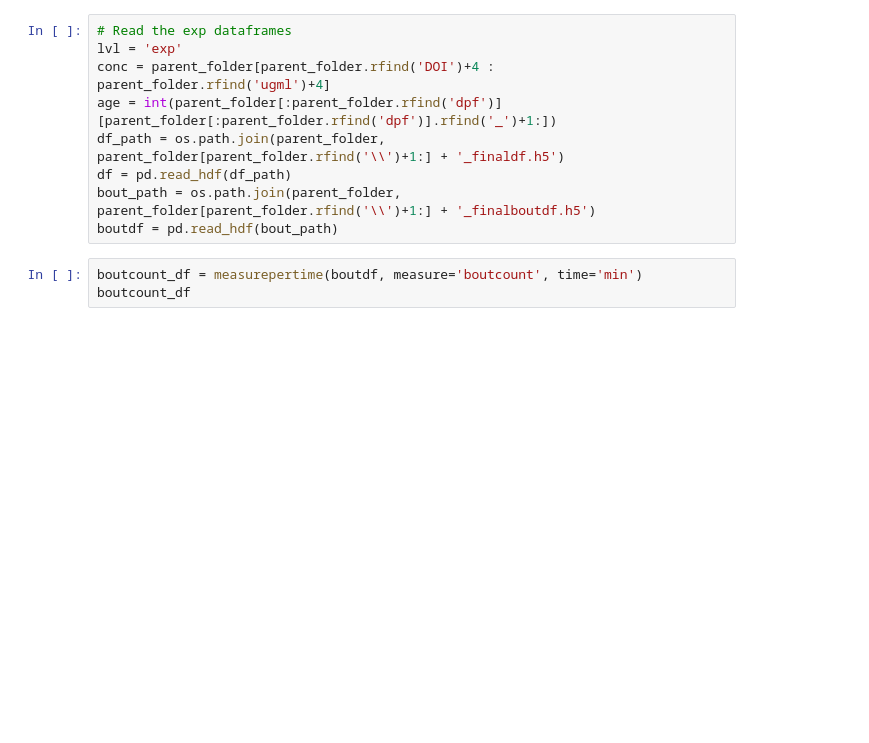
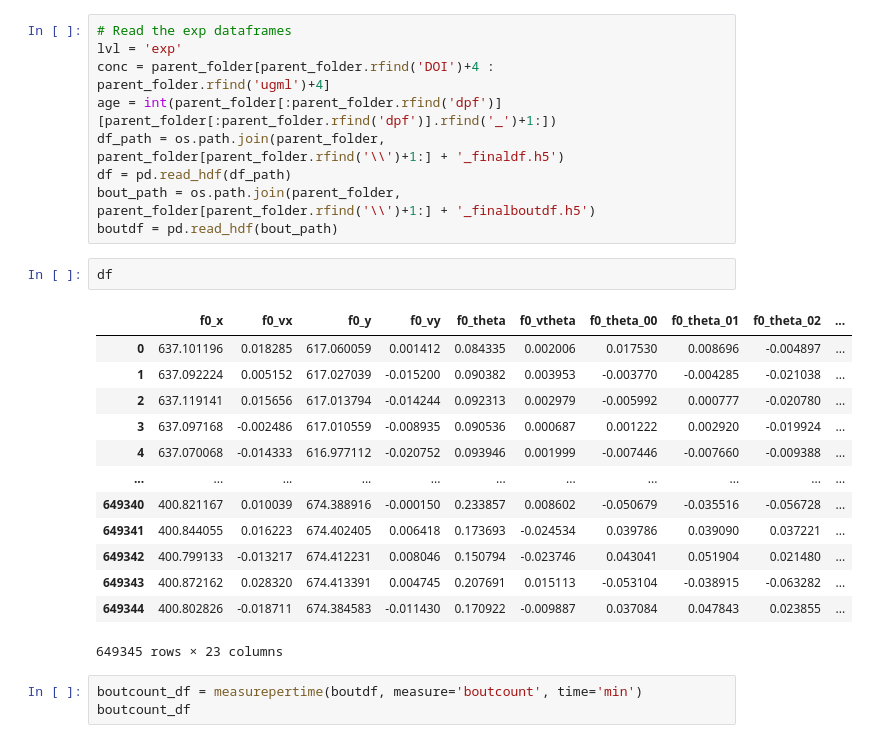
Before and after one commit to minel-arinel/DOI_behaviorAnalysis, a Jupyter notebook: DOI_analysis-aloye.ipynb, the cells around one changed output. Drawn from its saved outputs; the diff is of its cells as text; blank space fills up the shorter version.

```diff
--- a/DOI_analysis.ipynb
+++ b/DOI_analysis-aloye.ipynb
@@ -108,6 +87,22 @@ df_path = os.path.join(parent_folder, parent_folder[parent_folder.rfind('\\')+1:
 df = pd.read_hdf(df_path)
 bout_path = os.path.join(parent_folder, parent_folder[parent_folder.rfind('\\')+1:] + '_finalboutdf.h5')
 boutdf = pd.read_hdf(bout_path)
+# %%
+df
+# %% [output]
+|  | f0_x | f0_vx | f0_y | f0_vy | f0_theta | f0_vtheta | f0_theta_00 | f0_theta_01 | f0_theta_02 | ... |
+| 0 | 637.101196 | 0.018285 | 617.060059 | 0.001412 | 0.084335 | 0.002006 | 0.017530 | 0.008696 | -0.004897 | ... |
+| 1 | 637.092224 | 0.005152 | 617.027039 | -0.015200 | 0.090382 | 0.003953 | -0.003770 | -0.004285 | -0.021038 | ... |
+| 2 | 637.119141 | 0.015656 | 617.013794 | -0.014244 | 0.092313 | 0.002979 | -0.005992 | 0.000777 | -0.020780 | ... |
+| 3 | 637.097168 | -0.002486 | 617.010559 | -0.008935 | 0.090536 | 0.000687 | 0.001222 | 0.002920 | -0.019924 | ... |
+| 4 | 637.070068 | -0.014333 | 616.977112 | -0.020752 | 0.093946 | 0.001999 | -0.007446 | -0.007660 | -0.009388 | ... |
+| ... | ... | ... | ... | ... | ... | ... | ... | ... | ... | ... |
+| 649340 | 400.821167 | 0.010039 | 674.388916 | -0.000150 | 0.233857 | 0.008602 | -0.050679 | -0.035516 | -0.056728 | ... |
+| 649341 | 400.844055 | 0.016223 | 674.402405 | 0.006418 | 0.173693 | -0.024534 | 0.039786 | 0.039090 | 0.037221 | ... |
+| 649342 | 400.799133 | -0.013217 | 674.412231 | 0.008046 | 0.150794 | -0.023746 | 0.043041 | 0.051904 | 0.021480 | ... |
+| 649343 | 400.872162 | 0.028320 | 674.413391 | 0.004745 | 0.207691 | 0.015113 | -0.053104 | -0.038915 | -0.063282 | ... |
+| 649344 | 400.802826 | -0.018711 | 674.384583 | -0.011430 | 0.170922 | -0.009887 | 0.037084 | 0.047843 | 0.023855 | ... |
+649345 rows × 23 columns
 # %%
 boutcount_df = measurepertime(boutdf, measure='boutcount', time='min')
 boutcount_df
```
Also changed, not shown: parts of 8 cells of this notebook.
